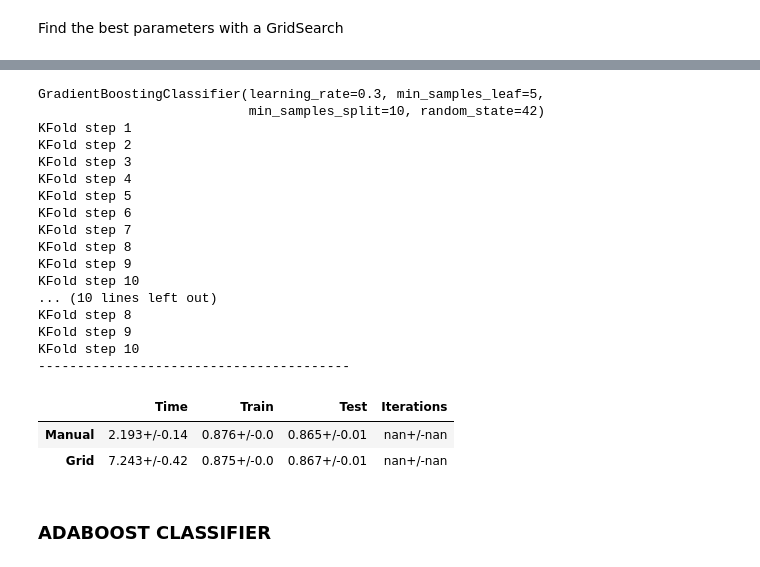
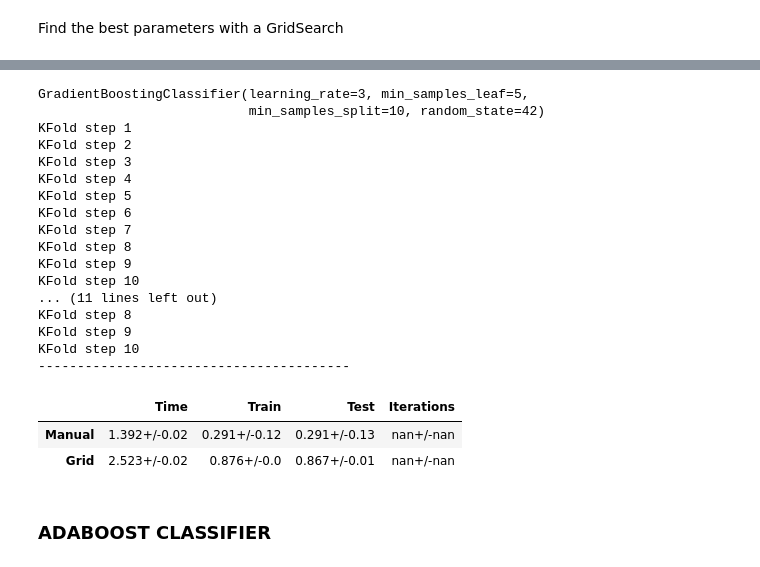
Before and after one commit to ph1001/Group-Project-Machine-Learning-Group-50, a Jupyter notebook: Notebooks/20201222_HV_PM-Copy1.ipynb, the cells around one changed output, grey strips where cells are left out. Drawn from its saved outputs; the diff is of its cells as text; code cells hidden in the pictures.

```diff
--- a/Notebooks/20201222_HV_PM-Copy1.ipynb
+++ b/Notebooks/20201222_HV_PM-Copy1.ipynb
@@ -1427,7 +1427,7 @@ We will try different models, and for each model we will also apply different pa
 
 X = train_data_selected_scaled
 y = train_target
-X_train, X_test, y_train, y_test = train_test_split(X,y,test_size = 0.5, random_state = 150, shuffle = True, stratify = y)
+X_train, X_test, y_train, y_test = train_test_split(X,y,test_size = 0.2, random_state = 150, shuffle = True, stratify = y)
 # %%
 # Create avg_score_intern to check for each model
 def avg_score_intern(model_iterations_boolean_pair):
@@ -1918,47 +1932,47 @@ grid_gbc.best_params_
  'random_state': 42}
 # %%
 # Check the scores of Grid vs Manual
-gbc_manual = GradientBoostingClassifier(learning_rate = .3,
+gbc_manual = GradientBoostingClassifier(learning_rate = 3,
                                         n_estimators = 100,
                                         min_samples_split = 10,
                                         min_samples_leaf = 5,
                                         max_depth = 3,
                                         subsample = 1.0,
                                         max_features = None,
                                         random_state = 42)
 
 gbc_grid = GradientBoostingClassifier(learning_rate = .1,
-                                        n_estimators = 300,
+                                        n_estimators = 150,
                                         min_samples_split = 10,
-                                        min_samples_leaf = 3,
-                                        max_depth = 3,
-                                        max_features = None,
+                                        min_samples_leaf = 2,
+                                        max_depth = 4,
+                                        max_features = 10,
                                         random_state = 42)
 
 # Check the results in a dataframe
 df = pd.DataFrame(columns = ['Time','Train','Test', 'Iterations'], index = ['Manual', 'Grid'])
 show_results_intern(df, (gbc_manual,False), (gbc_grid,False))
 # %% [output]
-GradientBoostingClassifier(learning_rate=0.3, min_samples_leaf=5,
+GradientBoostingClassifier(learning_rate=3, min_samples_leaf=5,
                            min_samples_split=10, random_state=42)
 KFold step 1
 KFold step 2
 KFold step 3
 KFold step 4
 KFold step 5
 KFold step 6
 KFold step 7
 KFold step 8
 KFold step 9
 KFold step 10
-... (10 lines left out)
+... (11 lines left out)
 KFold step 8
 KFold step 9
 KFold step 10
 ----------------------------------------
 |  | Time | Train | Test | Iterations |
-| Manual | 2.193+/-0.14 | 0.876+/-0.0 | 0.865+/-0.01 | nan+/-nan |
-| Grid | 7.243+/-0.42 | 0.875+/-0.0 | 0.867+/-0.01 | nan+/-nan |
+| Manual | 1.392+/-0.02 | 0.291+/-0.12 | 0.291+/-0.13 | nan+/-nan |
+| Grid | 2.523+/-0.02 | 0.876+/-0.0 | 0.867+/-0.01 | nan+/-nan |
 # %% [markdown]
 ### ADABOOST CLASSIFIER
 # %%
```
Also changed, not shown: parts of 12 cells of this notebook.
